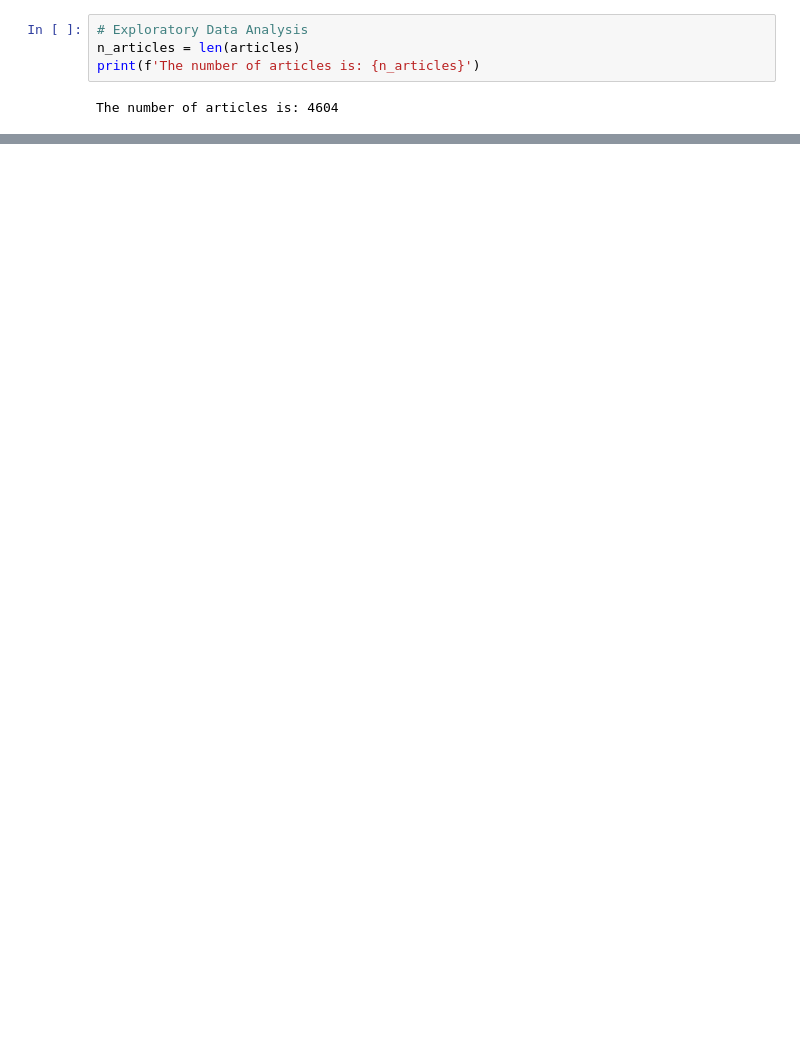
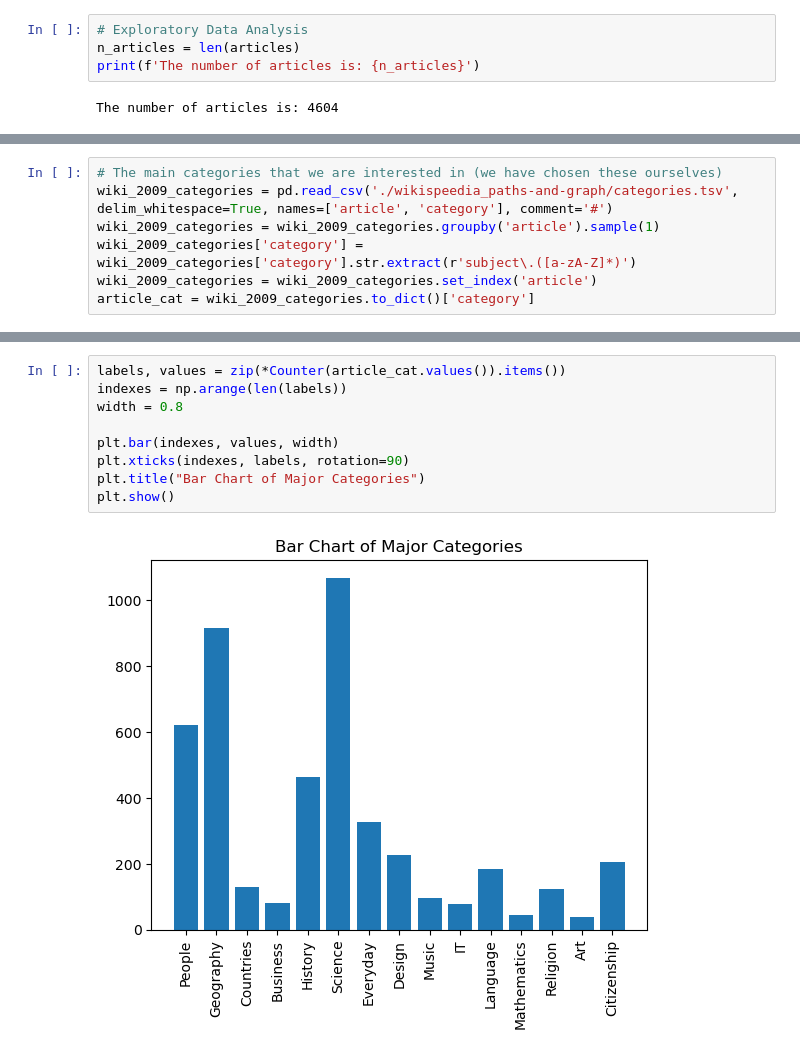
Before and after one commit to epfl-ada/ada-2022-project-deadmaus, a Jupyter notebook: data_analysis.ipynb, the cells around one changed output, grey strips where cells are left out. Drawn from its saved outputs; the diff is of its cells as text; blank space fills up the shorter version.

```diff
--- a/data_analysis.ipynb
+++ b/data_analysis.ipynb
@@ -209,0 +192,7 @@ We can see that the number of links has nearly doubled
+# %%
+# The main categories that we are interested in (we have chosen these ourselves)
+wiki_2009_categories = pd.read_csv('./wikispeedia_paths-and-graph/categories.tsv', delim_whitespace=True, names=['article', 'category'], comment='#')
+wiki_2009_categories = wiki_2009_categories.groupby('article').sample(1)
+wiki_2009_categories['category'] = wiki_2009_categories['category'].str.extract(r'subject\.([a-zA-Z]*)')
+wiki_2009_categories = wiki_2009_categories.set_index('article')
+article_cat = wiki_2009_categories.to_dict()['category']
@@ -209,0 +220,11 @@ We can see that the number of links has nearly doubled
+# %%
+labels, values = zip(*Counter(article_cat.values()).items())
+indexes = np.arange(len(labels))
+width = 0.8
+
+plt.bar(indexes, values, width)
+plt.xticks(indexes, labels, rotation=90)
+plt.title("Bar Chart of Major Categories")
+plt.show()
+# %% [output]
+[figure, added]
```
Also changed, not shown: parts of 24 cells of this notebook.
